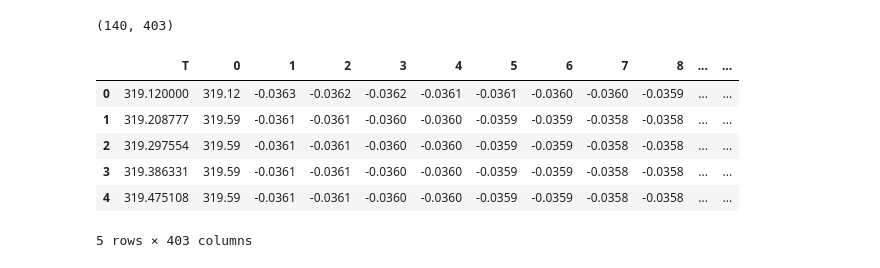
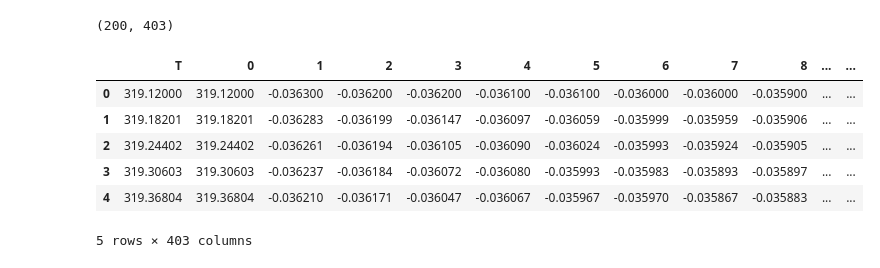
Before and after one commit to liuzipenguk/data-processing, a Jupyter notebook: PT insert points.ipynb, the cells around one changed output. Cells and saved outputs as stored; diff of their text form; code cells hidden in the pictures.

```diff
--- a/PT insert points.ipynb
+++ b/PT insert points.ipynb
@@ -15,31 +15,29 @@ from scipy.signal import savgol_filter
 # %%
 path = 'C:\\PhD-Zipeng\\Research projects\\Organics\\Samples form Japan\\Indirect data-LF Xu\\No1\\data processing V2-insert points to PT\\PT@E_transposed.csv'
 output_path = 'C:\\PhD-Zipeng\\Research projects\\Organics\\Samples form Japan\\Indirect data-LF Xu\\No1\\data processing V2-insert points to PT\\PT@E_transposed_200points.csv'
 df = pd.read_csv(path,delimiter='\,')
 i=0
 
 PTE = pd.DataFrame()
-T = np.linspace(319.12, 331.46, num=140, endpoint=True)
+T = np.linspace(319.12, 331.46, num=200)
 PTE.insert(len(PTE.columns), "T", T)
 
 
 for row in df.iteritems():
     x = df.iloc[:,0]
     y = df.iloc[:,i]
-    f = interp1d(x, y, fill_value="extrapolate",kind='next')
+    f = interp1d(x, y,kind='cubic')
     PTE.insert(len(PTE.columns), str(i), f(T))
     i = i+1
 
 print(PTE.shape)
 PTE.head(5)
-
-PTE.to_csv(output_path)
 # %% [output]
-(140, 403)
+(200, 403)
 |  | T | 0 | 1 | 2 | 3 | 4 | 5 | 6 | 7 | 8 | ... | ... |
-| 0 | 319.120000 | 319.12 | -0.0363 | -0.0362 | -0.0362 | -0.0361 | -0.0361 | -0.0360 | -0.0360 | -0.0359 | ... | ... |
-| 1 | 319.208777 | 319.59 | -0.0361 | -0.0361 | -0.0360 | -0.0360 | -0.0359 | -0.0359 | -0.0358 | -0.0358 | ... | ... |
-| 2 | 319.297554 | 319.59 | -0.0361 | -0.0361 | -0.0360 | -0.0360 | -0.0359 | -0.0359 | -0.0358 | -0.0358 | ... | ... |
-| 3 | 319.386331 | 319.59 | -0.0361 | -0.0361 | -0.0360 | -0.0360 | -0.0359 | -0.0359 | -0.0358 | -0.0358 | ... | ... |
-| 4 | 319.475108 | 319.59 | -0.0361 | -0.0361 | -0.0360 | -0.0360 | -0.0359 | -0.0359 | -0.0358 | -0.0358 | ... | ... |
+| 0 | 319.12000 | 319.12000 | -0.036300 | -0.036200 | -0.036200 | -0.036100 | -0.036100 | -0.036000 | -0.036000 | -0.035900 | ... | ... |
+| 1 | 319.18201 | 319.18201 | -0.036283 | -0.036199 | -0.036147 | -0.036097 | -0.036059 | -0.035999 | -0.035959 | -0.035906 | ... | ... |
+| 2 | 319.24402 | 319.24402 | -0.036261 | -0.036194 | -0.036105 | -0.036090 | -0.036024 | -0.035993 | -0.035924 | -0.035905 | ... | ... |
+| 3 | 319.30603 | 319.30603 | -0.036237 | -0.036184 | -0.036072 | -0.036080 | -0.035993 | -0.035983 | -0.035893 | -0.035897 | ... | ... |
+| 4 | 319.36804 | 319.36804 | -0.036210 | -0.036171 | -0.036047 | -0.036067 | -0.035967 | -0.035970 | -0.035867 | -0.035883 | ... | ... |
 5 rows × 403 columns
```
Also changed, not shown: parts of 5 cells of this notebook.
